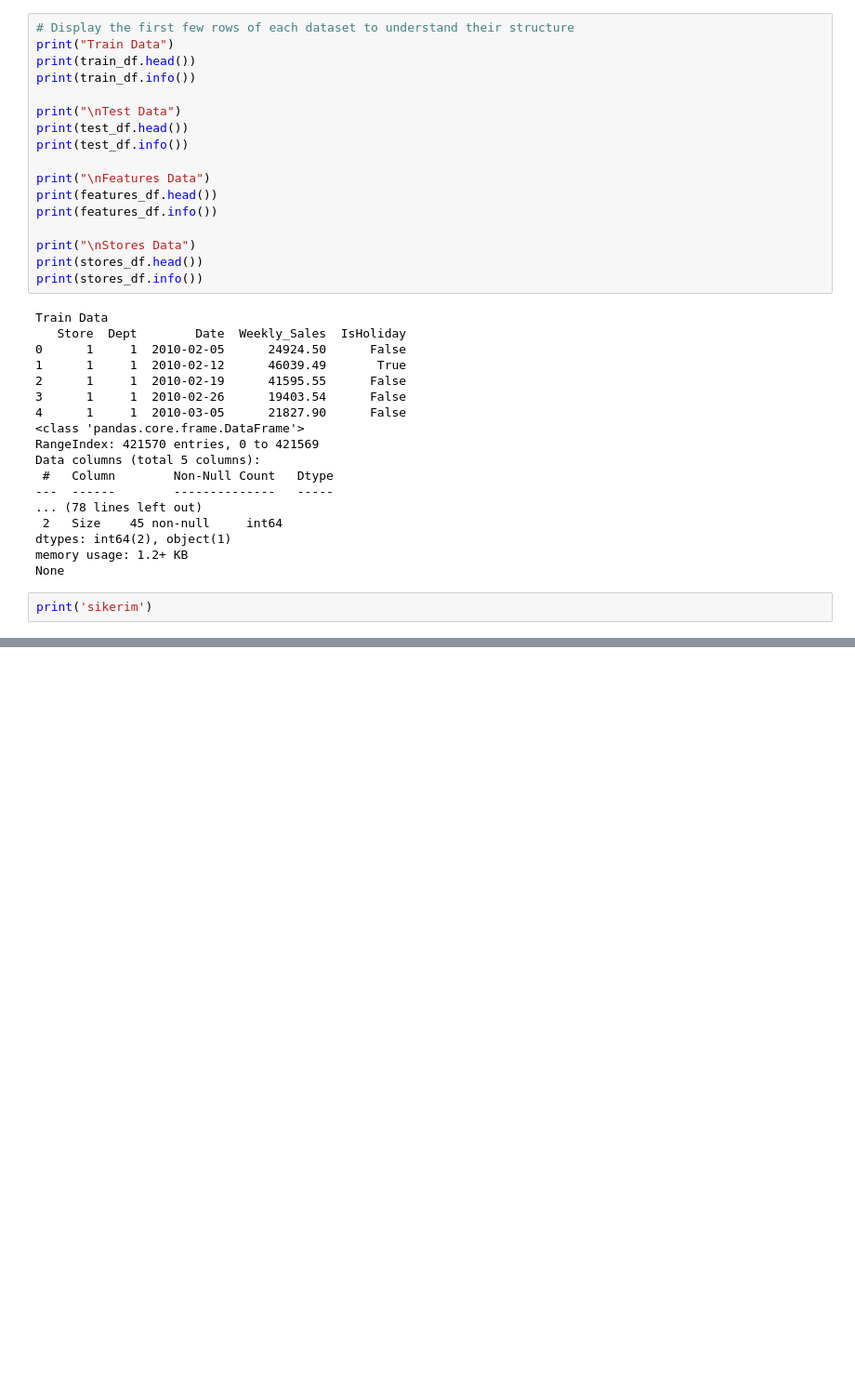
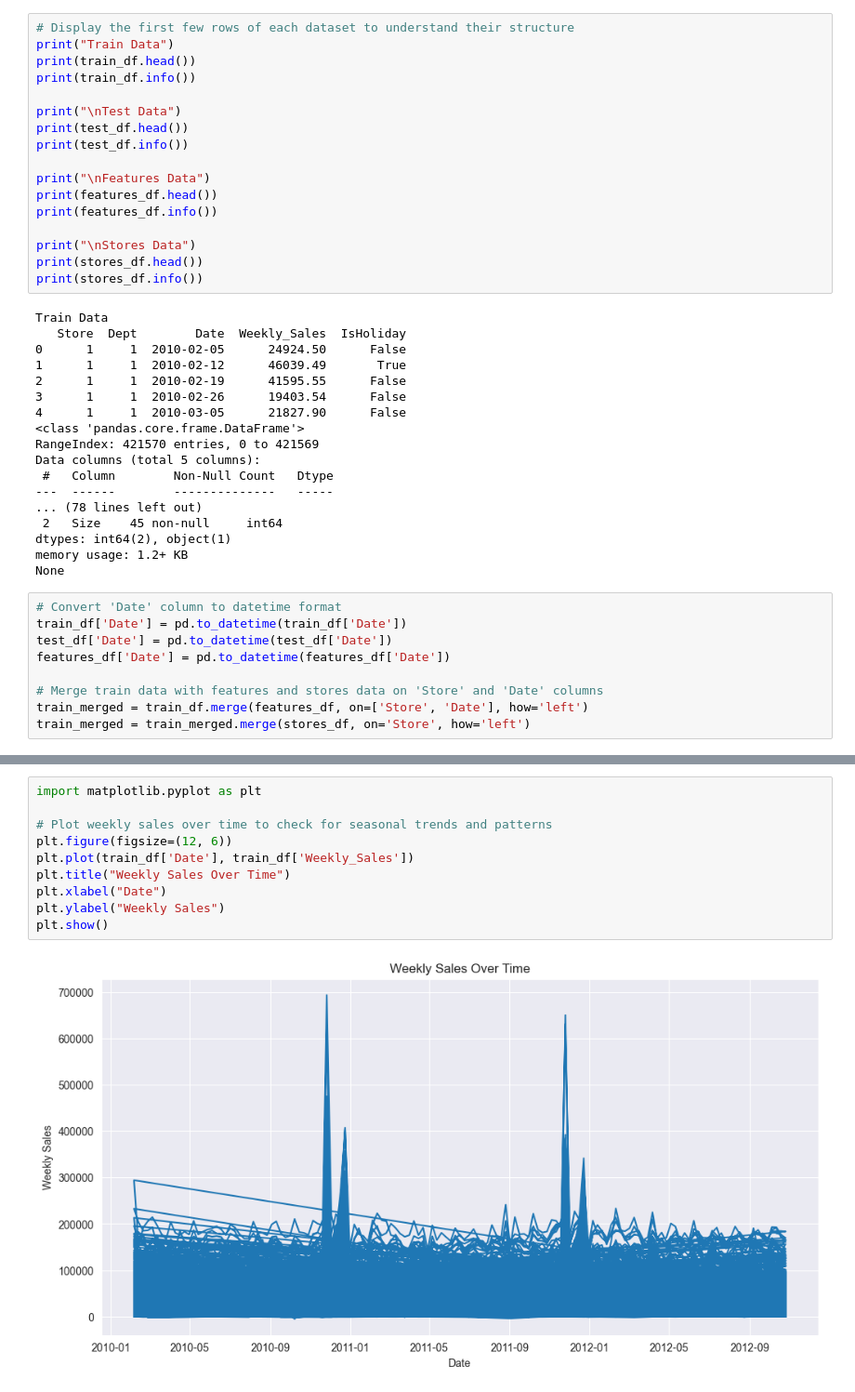
Before and after one commit to egemenozen1/Walmart-LSTM-Sales-Forecasting, a Jupyter notebook: Notebooks/Notebook1-DataCleaning.ipynb, the cells around one changed output, grey strips where cells are left out. Shown: that part at 93% size. Saved outputs shown, nothing was run; the diff lists cells and outputs as text; blank space fills up the shorter version.

```diff
--- a/Notebooks/Notebook1-DataCleaning.ipynb
+++ b/Notebooks/Notebook1-DataCleaning.ipynb
@@ -55,4 +55,11 @@ dtypes: int64(2), object(1)
 memory usage: 1.2+ KB
 None
 # %%
-print('sikerim')
+# Convert 'Date' column to datetime format
+train_df['Date'] = pd.to_datetime(train_df['Date'])
+test_df['Date'] = pd.to_datetime(test_df['Date'])
+features_df['Date'] = pd.to_datetime(features_df['Date'])
+
+# Merge train data with features and stores data on 'Store' and 'Date' columns
+train_merged = train_df.merge(features_df, on=['Store', 'Date'], how='left')
+train_merged = train_merged.merge(stores_df, on='Store', how='left')
@@ -60,0 +133,12 @@ sikerim
+# %%
+import matplotlib.pyplot as plt
+
+# Plot weekly sales over time to check for seasonal trends and patterns
+plt.figure(figsize=(12, 6))
+plt.plot(train_df['Date'], train_df['Weekly_Sales'])
+plt.title("Weekly Sales Over Time")
+plt.xlabel("Date")
+plt.ylabel("Weekly Sales")
+plt.show()
+# %% [output]
+[figure, added]
```
Also changed, not shown: parts of 15 cells of this notebook.
